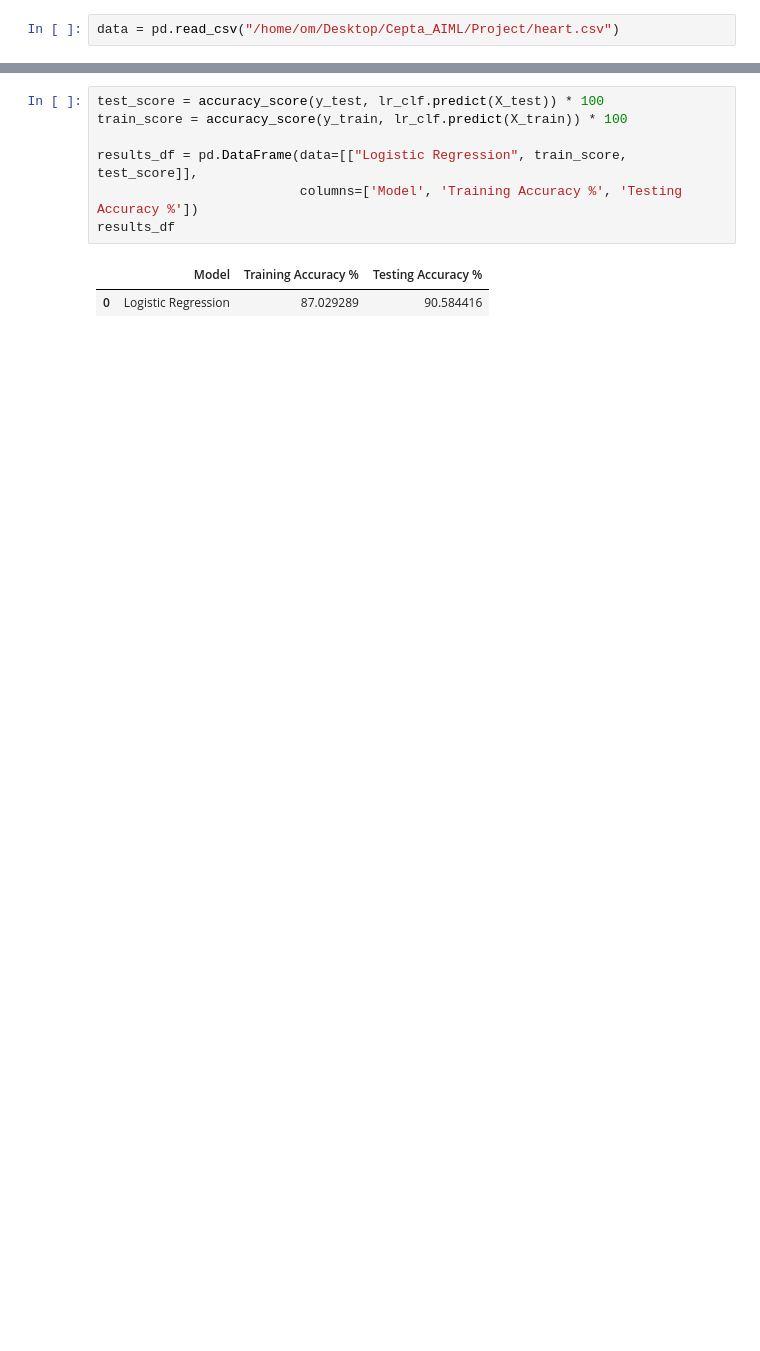
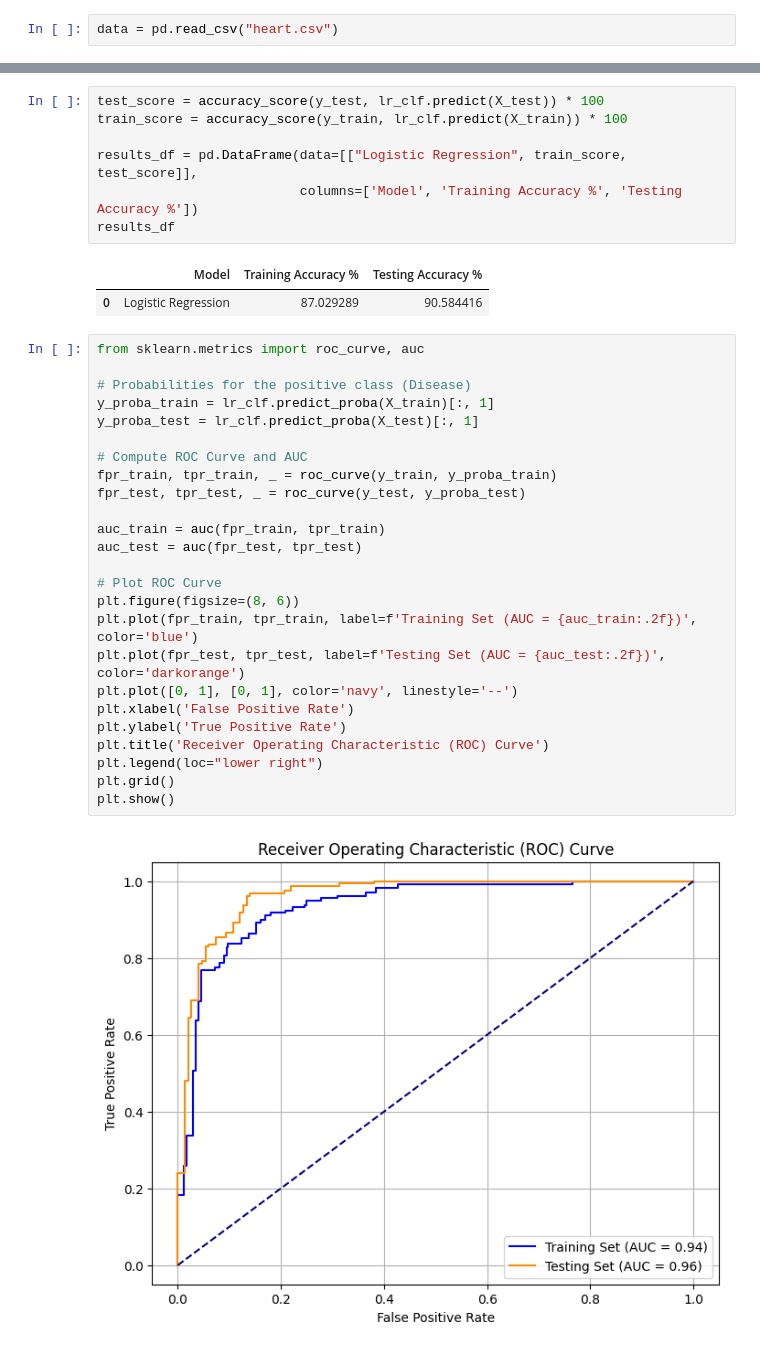
Before and after one commit to 121omprakash/Heart_disease-_Prediction, a Jupyter notebook: Heart_Disease_Prediction.ipynb, the cells around one changed output, grey strips where cells are left out. Drawn from its saved outputs; the diff is of its cells as text; blank space fills up the shorter version.

```diff
--- a/Heart_Disease_Prediction.ipynb
+++ b/Heart_Disease_Prediction.ipynb
@@ -36,7 +37,7 @@ import seaborn as sns
 # %% [markdown]
 # Loading dataset and storing in data
 # %%
-data = pd.read_csv("/home/om/Desktop/Cepta_AIML/Project/heart.csv")
+data = pd.read_csv("heart.csv")
 # %% [markdown]
 # Exploratory Data Analysis
 # %%
@@ -292,3 +346,30 @@ results_df
 # %% [output]
 |  | Model | Training Accuracy % | Testing Accuracy % |
 | 0 | Logistic Regression | 87.029289 | 90.584416 |
+# %%
+from sklearn.metrics import roc_curve, auc
+
+# Probabilities for the positive class (Disease)
+y_proba_train = lr_clf.predict_proba(X_train)[:, 1]
+y_proba_test = lr_clf.predict_proba(X_test)[:, 1]
+
+# Compute ROC Curve and AUC
+fpr_train, tpr_train, _ = roc_curve(y_train, y_proba_train)
+fpr_test, tpr_test, _ = roc_curve(y_test, y_proba_test)
+
+auc_train = auc(fpr_train, tpr_train)
+auc_test = auc(fpr_test, tpr_test)
+
+# Plot ROC Curve
+plt.figure(figsize=(8, 6))
+plt.plot(fpr_train, tpr_train, label=f'Training Set (AUC = {auc_train:.2f})', color='blue')
+plt.plot(fpr_test, tpr_test, label=f'Testing Set (AUC = {auc_test:.2f})', color='darkorange')
+plt.plot([0, 1], [0, 1], color='navy', linestyle='--')
+plt.xlabel('False Positive Rate')
+plt.ylabel('True Positive Rate')
+plt.title('Receiver Operating Characteristic (ROC) Curve')
+plt.legend(loc="lower right")
+plt.grid()
+plt.show()
+# %% [output]
+[figure, added]
```
Also changed, not shown: parts of 4 cells of this notebook.
